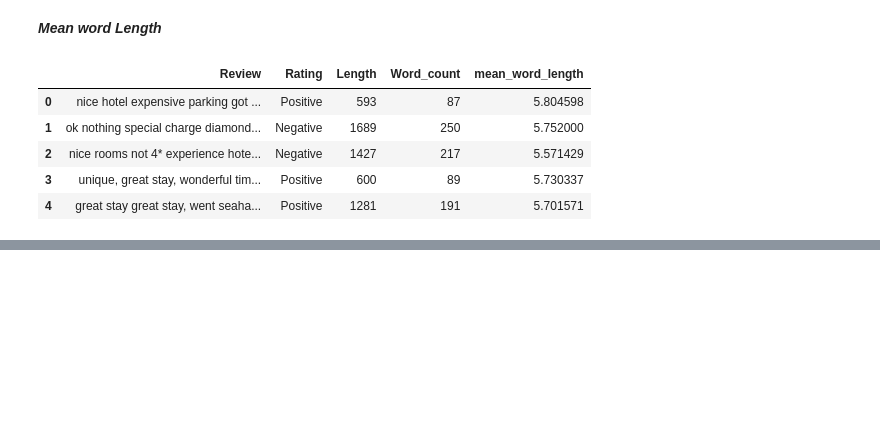
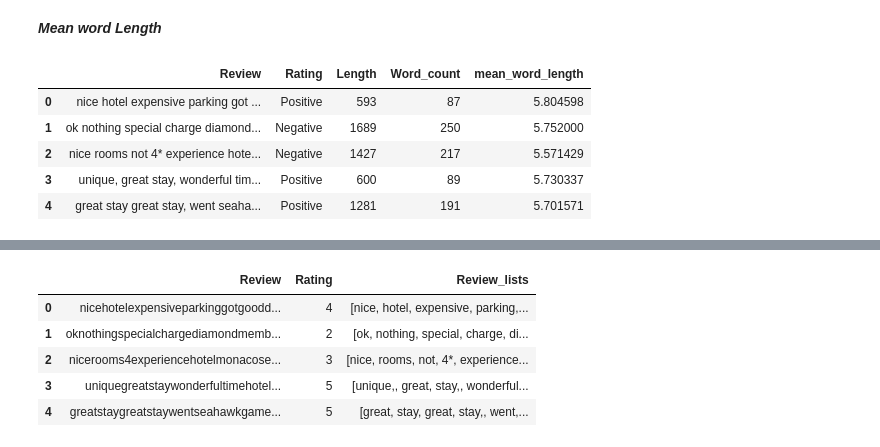
Before and after one commit to RamyaDobbala/ExcelR-Solutions---NLP, a Jupyter notebook: 25_1_25_.ipynb, the cells around one changed output, grey strips where cells are left out. Drawn from its saved outputs; the diff is of its cells as text; code cells hidden in the pictures; blank space fills up the shorter version.

```diff
--- a/25_1_25_.ipynb
+++ b/25_1_25_.ipynb
@@ -92,0 +104,3 @@ df.head()
+# %%
+df = pd.read_csv('/tripadvisor_hotel_reviews.csv')
+df.head()
@@ -92,0 +114,10 @@ df.head()
+# %%
+import re
+from nltk.corpus import stopwords
+import nltk
+nltk.download('stopwords')
+def clean(review):
+  review = review.lower()
+  review = re.sub('[^a-z A-Z 0-9-]+','', review)
+  review = "".join([word for word in review.split() if word not in stopwords.words('english')])
+  return review
@@ -92,0 +127,10 @@ df.head()
+# %%
+df['Review'] = df['Review'].apply(clean)
+df.head()
+# %% [output]
+|  | Review | Rating | Review_lists |
+| 0 | nicehotelexpensiveparkinggotgoodd... | 4 | [nice, hotel, expensive, parking,... |
+| 1 | oknothingspecialchargediamondmemb... | 2 | [ok, nothing, special, charge, di... |
+| 2 | nicerooms4experiencehotelmonacose... | 3 | [nice, rooms, not, 4*, experience... |
+| 3 | uniquegreatstaywonderfultimehotel... | 5 | [unique,, great, stay,, wonderful... |
+| 4 | greatstaygreatstaywentseahawkgame... | 5 | [great, stay, great, stay,, went,... |
```
Also changed, not shown: parts of 11 cells of this notebook.
